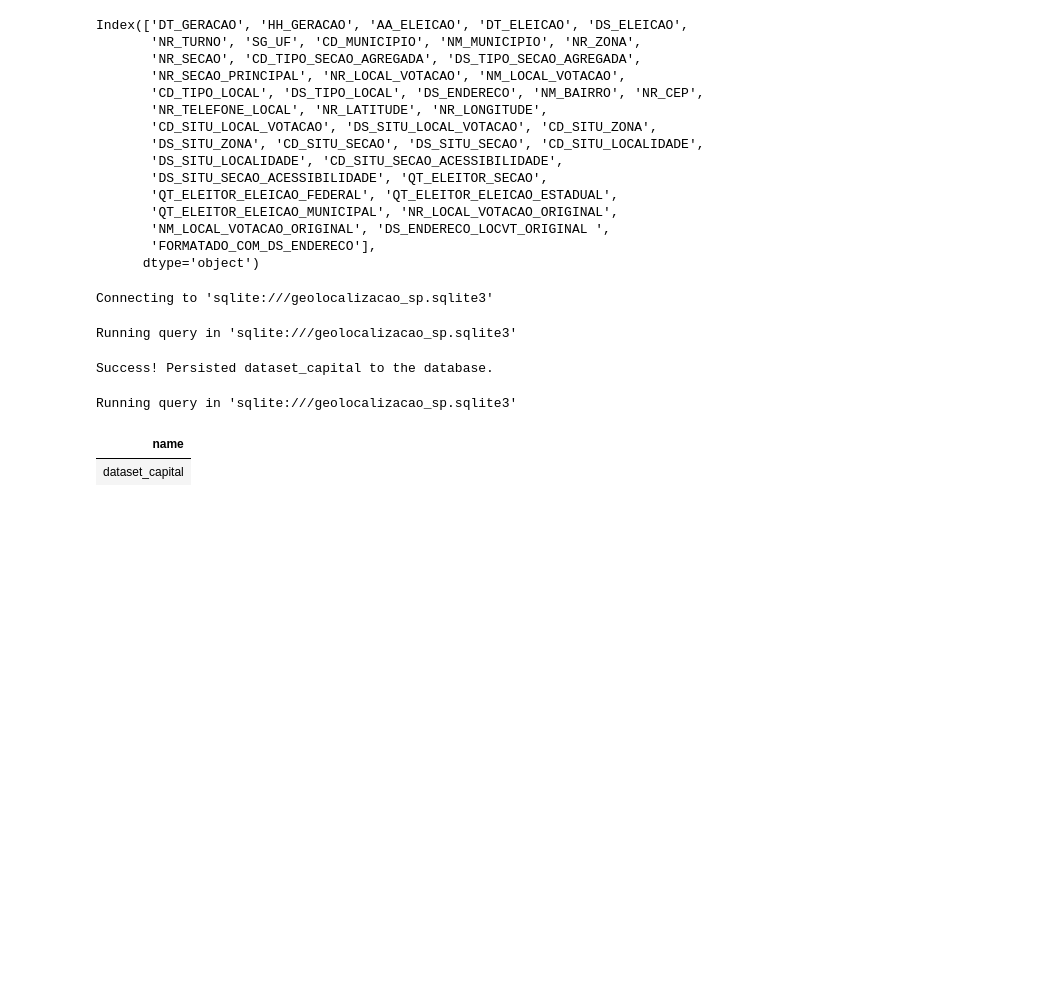
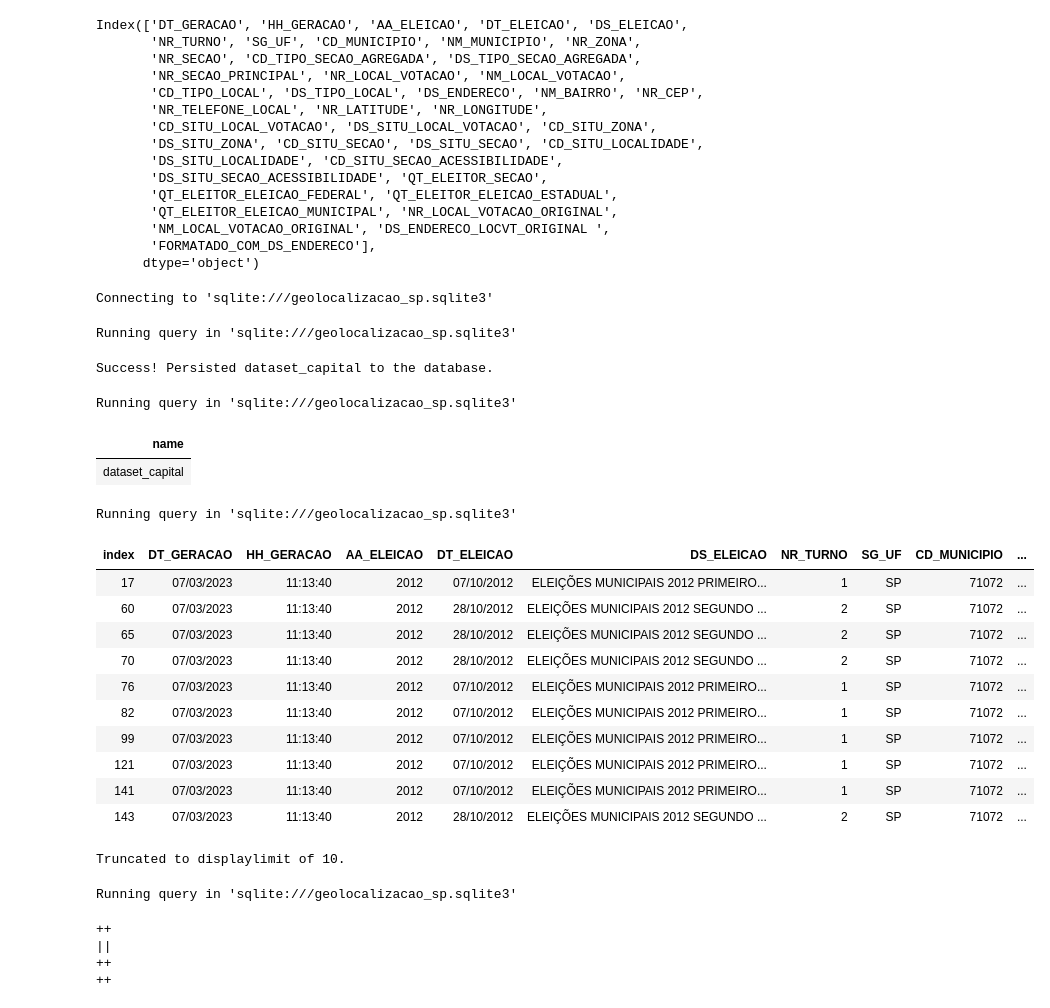
Before and after one commit to WillianVMR/dados-eleicoes-brasil-municipios, a Jupyter notebook: geocodificacao.ipynb, the cells around one changed output. Cells and saved outputs as stored; diff of their text form; code cells hidden in the pictures; blank space fills up the shorter version.

```diff
--- a/geocodificacao.ipynb
+++ b/geocodificacao.ipynb
@@ -55,3 +55,33 @@ Success! Persisted dataset_capital to the database.
 Running query in 'sqlite:///geolocalizacao_sp.sqlite3'
 | name |
 | dataset_capital |
+# %%
+%%sql
+
+SELECT * FROM dataset_capital LIMIT 10
+# %% [output]
+Running query in 'sqlite:///geolocalizacao_sp.sqlite3'
+| index | DT_GERACAO | HH_GERACAO | AA_ELEICAO | DT_ELEICAO | DS_ELEICAO | NR_TURNO | SG_UF | CD_MUNICIPIO | ... |
+| 17 | 07/03/2023 | 11:13:40 | 2012 | 07/10/2012 | ELEIÇÕES MUNICIPAIS 2012 PRIMEIRO... | 1 | SP | 71072 | ... |
+| 60 | 07/03/2023 | 11:13:40 | 2012 | 28/10/2012 | ELEIÇÕES MUNICIPAIS 2012 SEGUNDO ... | 2 | SP | 71072 | ... |
+| 65 | 07/03/2023 | 11:13:40 | 2012 | 28/10/2012 | ELEIÇÕES MUNICIPAIS 2012 SEGUNDO ... | 2 | SP | 71072 | ... |
+| 70 | 07/03/2023 | 11:13:40 | 2012 | 28/10/2012 | ELEIÇÕES MUNICIPAIS 2012 SEGUNDO ... | 2 | SP | 71072 | ... |
+| 76 | 07/03/2023 | 11:13:40 | 2012 | 07/10/2012 | ELEIÇÕES MUNICIPAIS 2012 PRIMEIRO... | 1 | SP | 71072 | ... |
+| 82 | 07/03/2023 | 11:13:40 | 2012 | 07/10/2012 | ELEIÇÕES MUNICIPAIS 2012 PRIMEIRO... | 1 | SP | 71072 | ... |
+| 99 | 07/03/2023 | 11:13:40 | 2012 | 07/10/2012 | ELEIÇÕES MUNICIPAIS 2012 PRIMEIRO... | 1 | SP | 71072 | ... |
+| 121 | 07/03/2023 | 11:13:40 | 2012 | 07/10/2012 | ELEIÇÕES MUNICIPAIS 2012 PRIMEIRO... | 1 | SP | 71072 | ... |
+| 141 | 07/03/2023 | 11:13:40 | 2012 | 07/10/2012 | ELEIÇÕES MUNICIPAIS 2012 PRIMEIRO... | 1 | SP | 71072 | ... |
+| 143 | 07/03/2023 | 11:13:40 | 2012 | 28/10/2012 | ELEIÇÕES MUNICIPAIS 2012 SEGUNDO ... | 2 | SP | 71072 | ... |
+Truncated to displaylimit of 10.
+# %%
+%%sql
+
+ALTER TABLE dataset_capital ADD COLUMN NEW_NR_LATITUDE REAL;
+ALTER TABLE dataset_capital ADD COLUMN NEW_NR_LONGITUDE REAL;
+ALTER TABLE dataset_capital ADD COLUMN GEOCODED INTEGER DEFAULT 0;
+# %% [output]
+Running query in 'sqlite:///geolocalizacao_sp.sqlite3'
+++
+||
+++
+++
```
Also changed, not shown: 1 other file.
